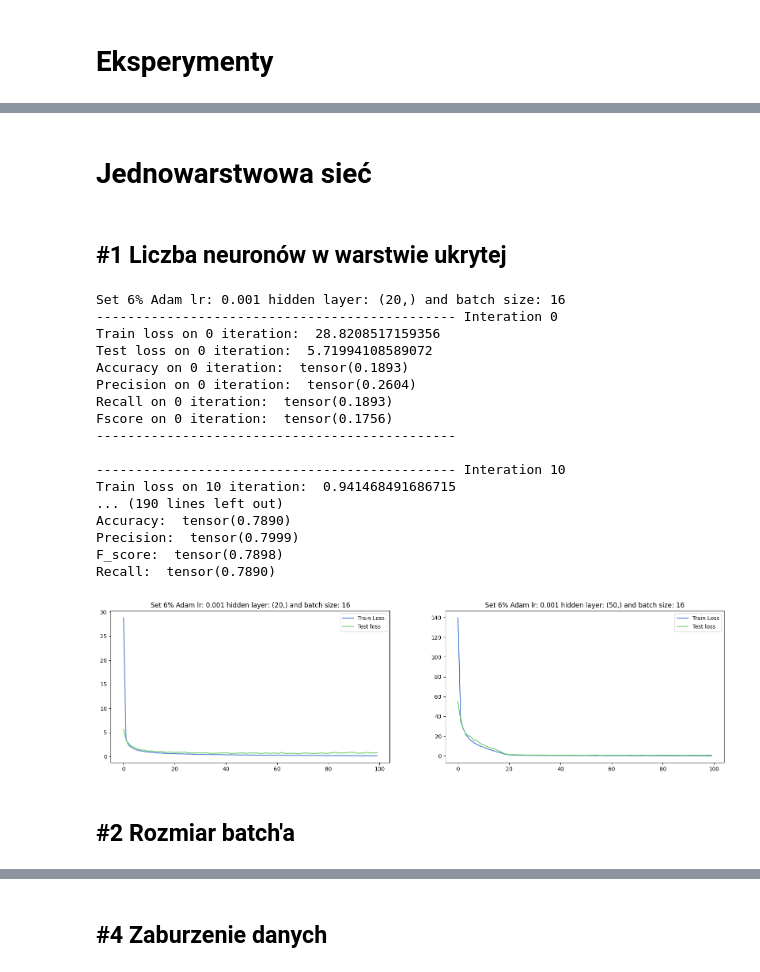
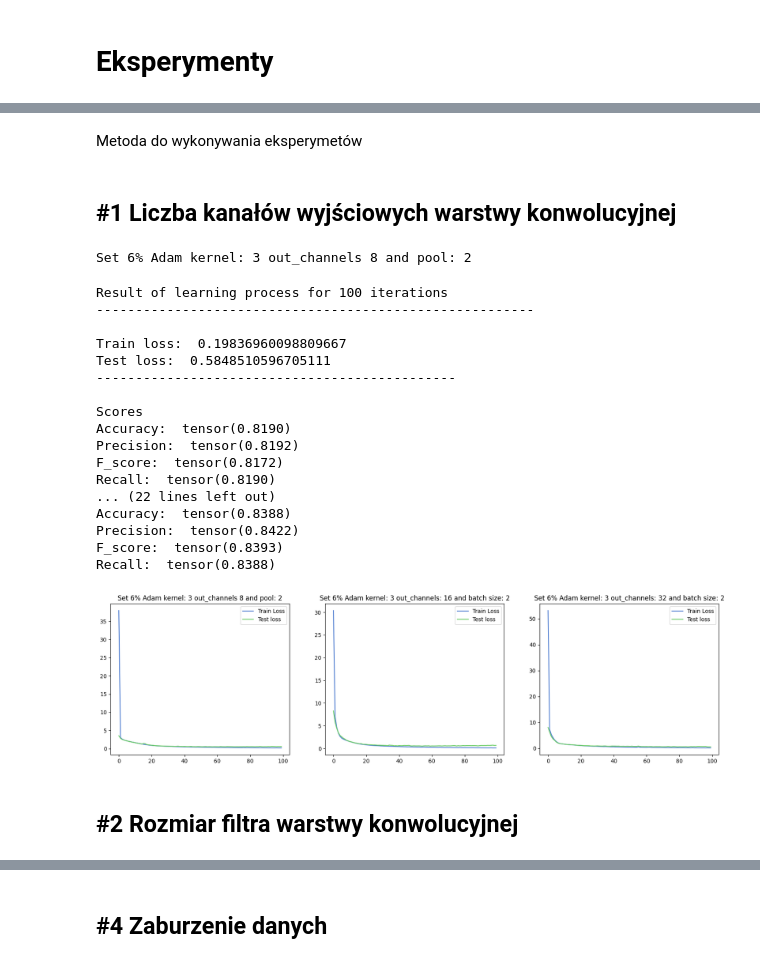
Before and after one commit to SzymonSawczuk/neural-networks, a Jupyter notebook: lab6/Ćwiczenie_6_Szymon_Sawczuk_260287.ipynb, the cells around one changed output, grey strips where cells are left out. Saved outputs shown, nothing was run; the diff lists cells and outputs as text; code cells hidden in the pictures.

```diff
--- a/lab6/Ćwiczenie_6_Szymon_Sawczuk_260287.ipynb
+++ b/lab6/Ćwiczenie_6_Szymon_Sawczuk_260287.ipynb
@@ -252,52 +251,54 @@ def init_weights_and_bias(model):
     if isinstance(model, torch.nn.Conv2d) or isinstance(model, torch.nn.Linear):
         torch.nn.init.normal_(model.weight)
         torch.nn.init.normal_(model.bias)
+# %% [markdown]
+<p>Metoda do wykonywania eksperymetów</p>
 # %%
 plt.style.use('seaborn-v0_8-muted')
 
-# options [0] -> hidden_layers, [1] -> train_set, [2] -> test_set, [3] -> output_size, [4] -> batch_size
+# options [0] -> out_channels, [1] -> train_set, [2] -> test_set, [3] -> kernel_size, [4] -> pool_size
 def run_models(options: list, options_title: list):
     fig, axs = plt.subplots(1, len(options), figsize=(20, 5))
     for option_index, option in enumerate(options):
         print(options_title[option_index])
-        input_size = 1
-        model = MultilayerNetworkCNN(option[0], input_size, option[3], 16, 3, 2)
+        model = MultilayerNetworkCNN(hiddenLayer_20_10, input_size, output_size, option[0], option[3], option[4])
         dummy = torch.rand(1, 1, 28, 28)
         model(dummy)
         model.apply(init_weights_and_bias)
-        result = train_model(model, option[1], option[2], option[4], optimizer, loss, max_iter, learning_rate, option[3], verb=verbose)
+        result = train_model(model, option[1], option[2], batch_size, optimizer, loss, max_iter, learning_rate, output_size, verb=verbose)
         plot_learning(result[0], result[1], options_title[option_index], axs[option_index])
-# %% [markdown]
-<h1>Jednowarstwowa sieć</h1>
 # %% [markdown]
-<h2>#1 Liczba neuronów w warstwie ukrytej</h2>
+<h2>#1 Liczba kanałów wyjściowych warstwy konwolucyjnej</h2>
 # %%
-options_neurons_size = [[hiddenLayer_20, train_set_6, test_set_6, 10, batch_size_1],
-                        [hiddenLayer_50, train_set_6, test_set_6, 10, batch_size_1]]
+options_neurons_size = [[out_channels_8, train_set_6, test_set_6, kernel_size_3, pool_size_2],
+                        [out_channels_16, train_set_6, test_set_6, kernel_size_3, pool_size_2],
+                        [out_channels_32, train_set_6, test_set_6, kernel_size_3, pool_size_2]]
 
-options_neurons_titles = ["Set 6% Adam lr: " + str(learning_rate) + " hidden layer: " + str(hiddenLayer_20) + " and batch size: " + str(batch_size_1),
-                          "Set 6% Adam lr: " + str(learning_rate) + " hidden layer: " + str(hiddenLayer_50) + " and batch size: " + str(batch_size_1)]
+options_neurons_titles = ["Set 6% Adam kernel: " + str(kernel_size_3) + " out_channels " + str(out_channels_8) + " and pool: " + str(pool_size_2),
+                          "Set 6% Adam kernel: " + str(kernel_size_3) + " out_channels: " + str(out_channels_16) + " and batch size: " + str(pool_size_2),
+                          "Set 6% Adam kernel: " + str(kernel_size_3) + " out_channels: " + str(out_channels_32) + " and batch size: " + str(pool_size_2)]
 
 run_models(options_neurons_size, options_neurons_titles)
 # %% [output]
-Set 6% Adam lr: 0.001 hidden layer: (20,) and batch size: 16
----------------------------------------------- Interation 0
-Train loss on 0 iteration:  28.8208517159356
-Test loss on 0 iteration:  5.71994108589072
-Accuracy on 0 iteration:  tensor(0.1893)
-Precision on 0 iteration:  tensor(0.2604)
-Recall on 0 iteration:  tensor(0.1893)
-Fscore on 0 iteration:  tensor(0.1756)
-----------------------------------------------
-
----------------------------------------------- Interation 10
-Train loss on 10 iteration:  0.941468491686715
-... (190 lines left out)
-Accuracy:  tensor(0.7890)
-Precision:  tensor(0.7999)
-F_score:  tensor(0.7898)
-Recall:  tensor(0.7890)
+Set 6% Adam kernel: 3 out_channels 8 and pool: 2
+Result of learning process for 100 iterations
+--------------------------------------------------------
+
+Train loss:  0.19836960098809667
+Test loss:  0.5848510596705111
+----------------------------------------------
+
+Scores
+Accuracy:  tensor(0.8190)
+Precision:  tensor(0.8192)
+F_score:  tensor(0.8172)
+Recall:  tensor(0.8190)
+... (22 lines left out)
+Accuracy:  tensor(0.8388)
+Precision:  tensor(0.8422)
+F_score:  tensor(0.8393)
+Recall:  tensor(0.8388)
-[figure, old version]
+[figure, new version]
 # %% [markdown]
-<h2>#2 Rozmiar batch'a</h2>
+<h2>#2 Rozmiar filtra warstwy konwolucyjnej</h2>
 # %%
```
Also changed, not shown: parts of 11 cells of this notebook.
